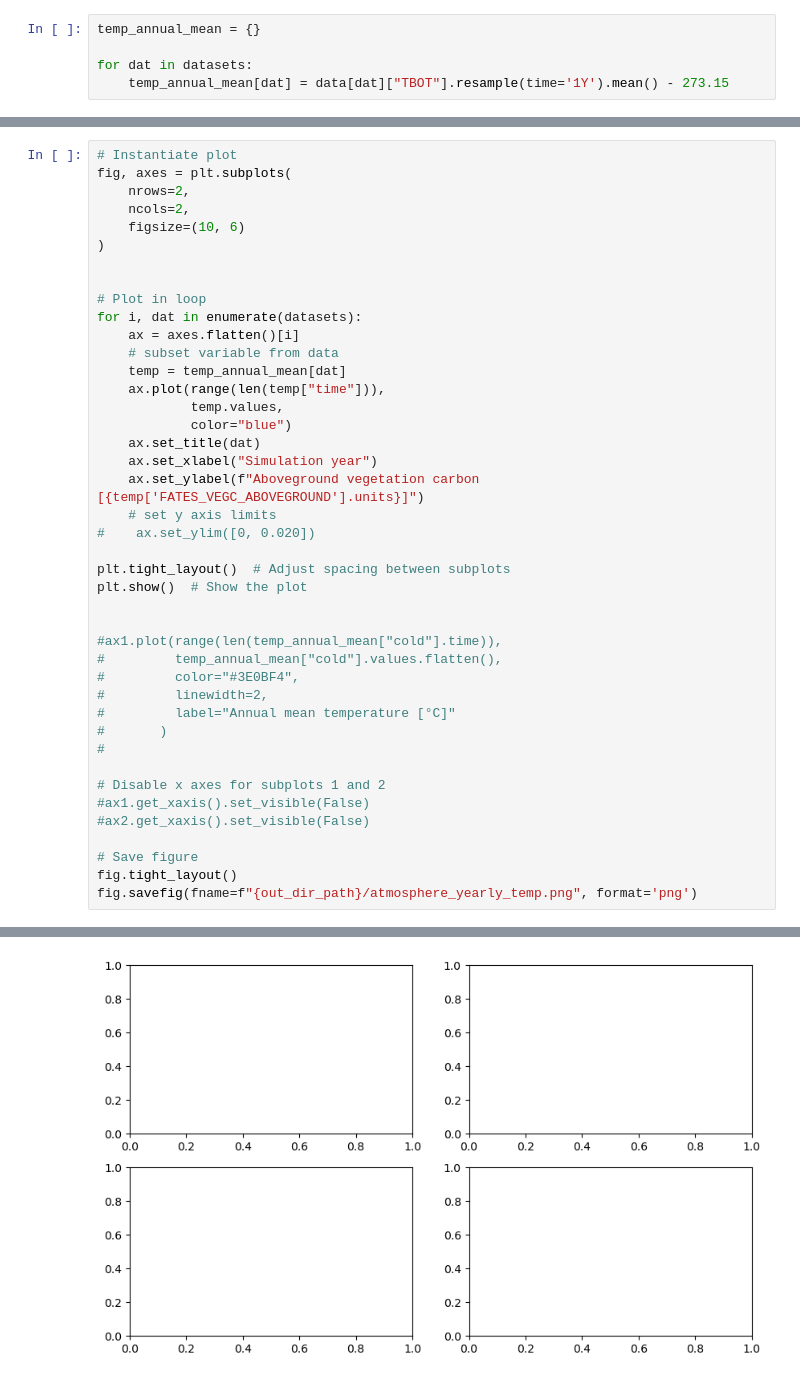
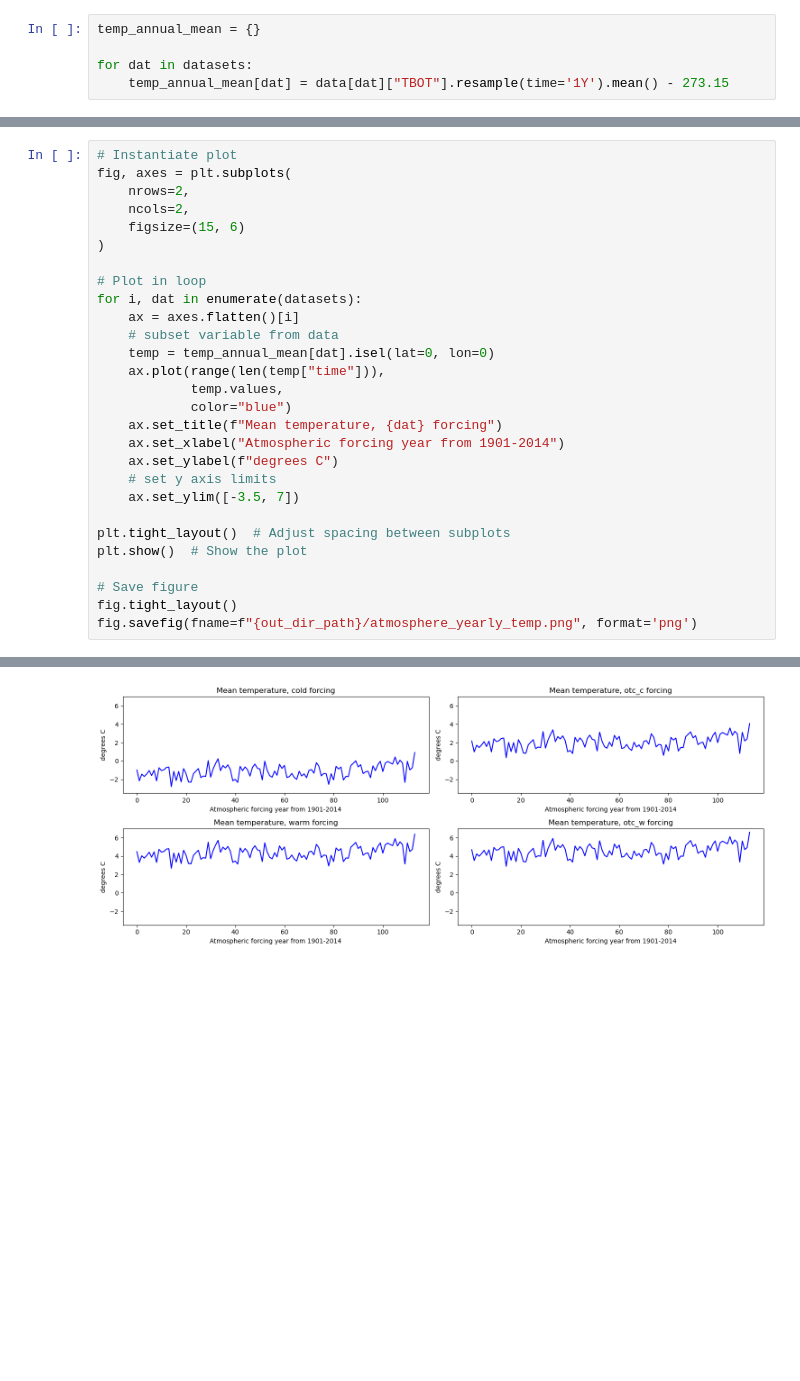
Before and after one commit to jogaudard/FATES_INCLINE, a Jupyter notebook: src/analysis_and_plotting/plot_atmospheric_forcing.ipynb, the cells around one changed output, grey strips where cells are left out. Cells and saved outputs as stored; diff of their text form; blank space fills up the shorter version.

Commit message:
update plots

```diff
--- a/src/analysis_and_plotting/plot_atmospheric_forcing.ipynb
+++ b/src/analysis_and_plotting/plot_atmospheric_forcing.ipynb
@@ -145,40 +131,26 @@ range(0, 114)
 fig, axes = plt.subplots(
     nrows=2,
     ncols=2,
-    figsize=(10, 6)
+    figsize=(15, 6)
 )
-
 
 # Plot in loop
 for i, dat in enumerate(datasets):
     ax = axes.flatten()[i]
     # subset variable from data
-    temp = temp_annual_mean[dat]
+    temp = temp_annual_mean[dat].isel(lat=0, lon=0)
     ax.plot(range(len(temp["time"])),
             temp.values,
             color="blue")
-    ax.set_title(dat)
-    ax.set_xlabel("Simulation year")
-    ax.set_ylabel(f"Aboveground vegetation carbon [{temp['FATES_VEGC_ABOVEGROUND'].units}]")
+    ax.set_title(f"Mean temperature, {dat} forcing")
+    ax.set_xlabel("Atmospheric forcing year from 1901-2014")
+    ax.set_ylabel(f"degrees C")
     # set y axis limits
-#    ax.set_ylim([0, 0.020])
+    ax.set_ylim([-3.5, 7])
 
 plt.tight_layout()  # Adjust spacing between subplots
 plt.show()  # Show the plot
 
-
-#ax1.plot(range(len(temp_annual_mean["cold"].time)),
-#         temp_annual_mean["cold"].values.flatten(),
-#         color="#3E0BF4",
-#         linewidth=2,
-#         label="Annual mean temperature [°C]"
-#       )
-#
-
-# Disable x axes for subplots 1 and 2
-#ax1.get_xaxis().set_visible(False)
-#ax2.get_xaxis().set_visible(False)
-
 # Save figure
 fig.tight_layout()
 fig.savefig(fname=f"{out_dir_path}/atmosphere_yearly_temp.png", format='png')
@@ -187 +158 @@ ValueError: x and y can be no greater than 2D, but have shapes (114,) and (114,
-[figure, old version]
+[figure, new version]
```
Also changed, not shown: parts of 23 cells of this notebook.
